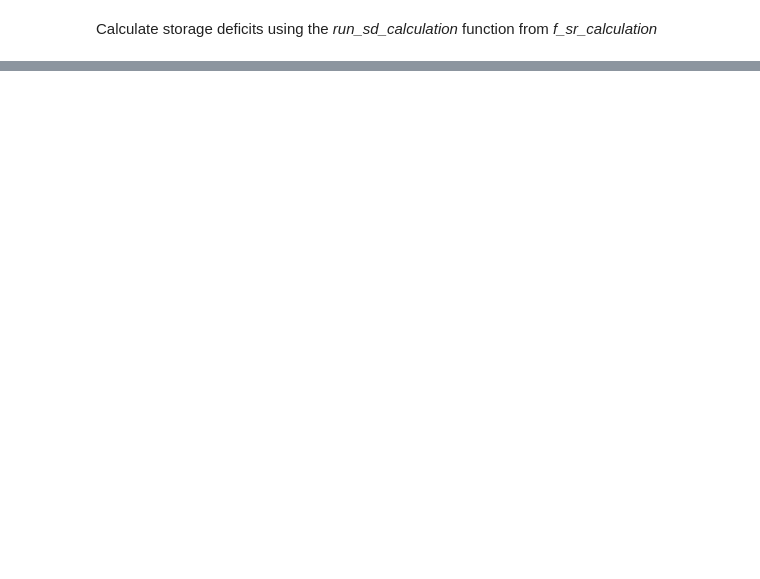
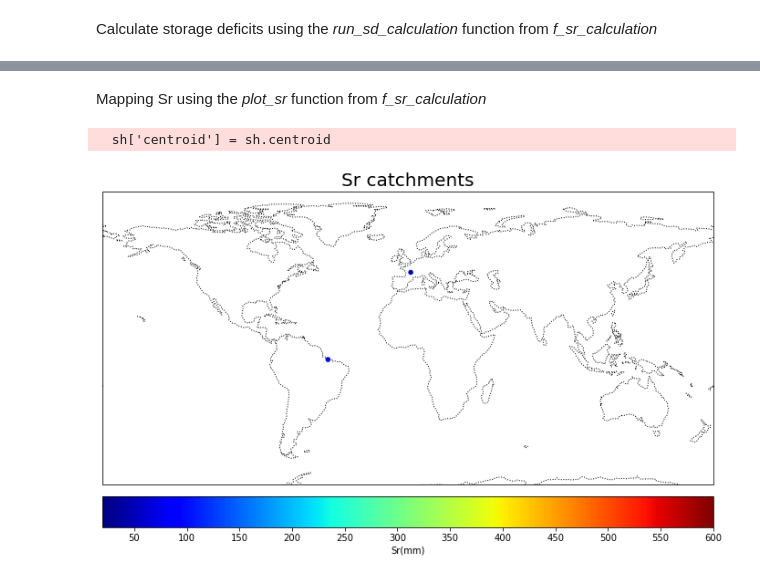
Before and after one commit to fvanoorschot/global_sr_module, a Jupyter notebook: run_script_main.ipynb, the cells around one changed output, grey strips where cells are left out. Drawn from its saved outputs; the diff is of its cells as text; code cells hidden in the pictures; blank space fills up the shorter version.

```diff
--- a/run_script_main.ipynb
+++ b/run_script_main.ipynb
@@ -141,0 +157,9 @@ catch_characteristics(var, catch_id_list, fol_in, fol_out)
+# %% [markdown]
+Mapping Sr using the *plot_sr* function from *f_sr_calculation*
+# %%
+sr_file = f'{work_dir}/output/sr_calculation/sr_all_catchments.csv'
+shp_file = f'{work_dir}/output/geo_catchments.shp'
+plot_sr(shp_file,sr_file)
+# %% [output]
+  sh['centroid'] = sh.centroid
+[figure, added]
```
Also changed, not shown: parts of 12 cells of this notebook, 6 other files.
